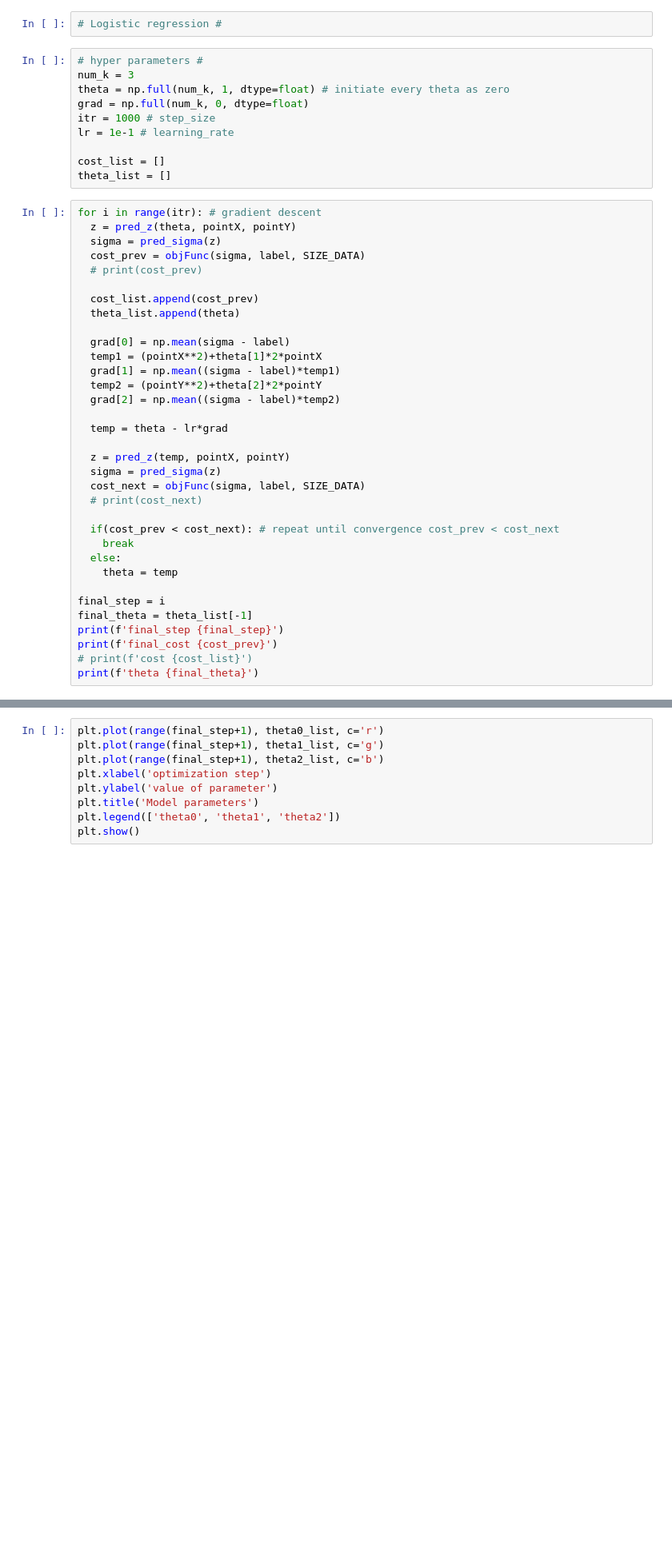
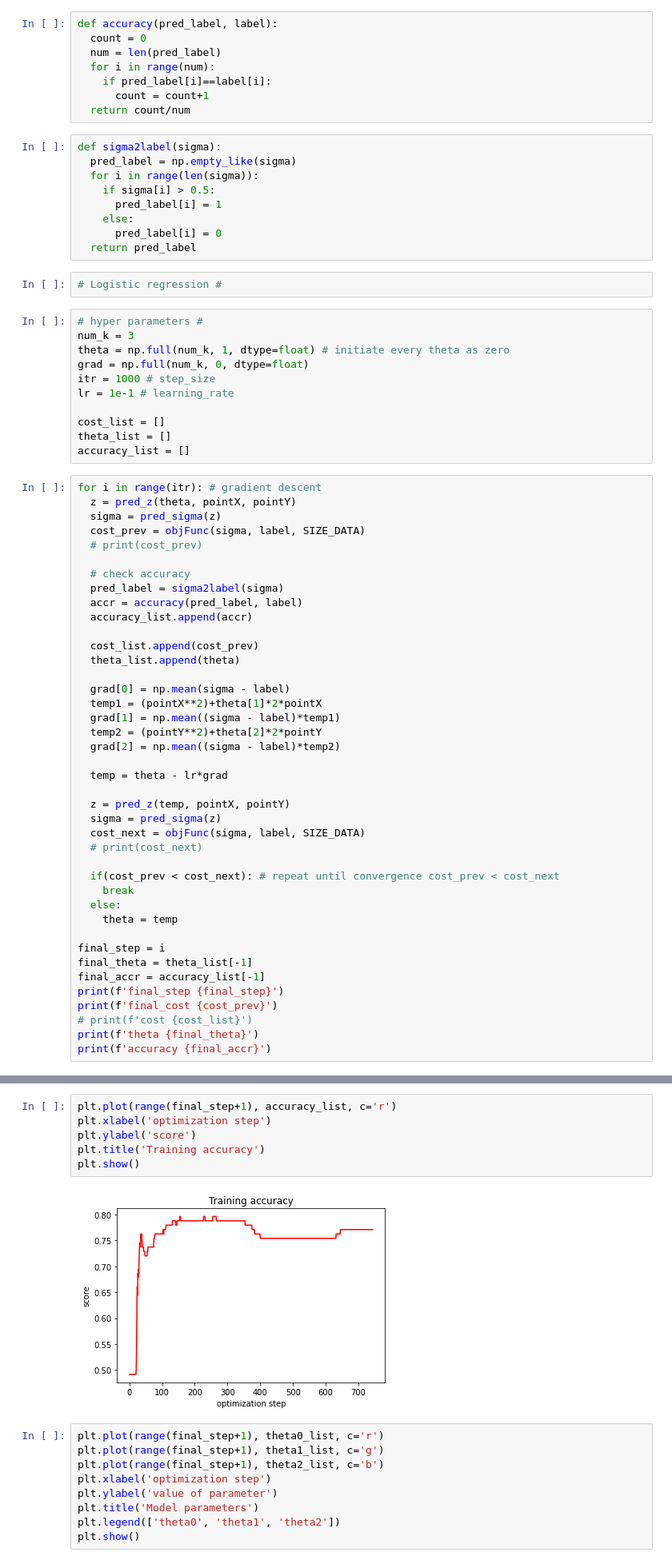
Before and after one commit to SuhyeonHa/MatrixComputation, a Jupyter notebook: Assignment06.ipynb, the cells around one changed output, grey strips where cells are left out. Shown at 80% size. Saved outputs shown, nothing was run; the diff lists cells and outputs as text; blank space fills up the shorter version.

Commit message:
Plot the training accuracy at every iteration

```diff
--- a/Assignment06.ipynb
+++ b/Assignment06.ipynb
@@ -107,6 +107,23 @@ def objFunc(sigma, label, num):
   term2 = (1-label)*np.log(1-sigma)
   result = np.mean(term1-term2)
   return result
+# %%
+def accuracy(pred_label, label):
+  count = 0
+  num = len(pred_label)
+  for i in range(num):
+    if pred_label[i]==label[i]:
+      count = count+1
+  return count/num
+# %%
+def sigma2label(sigma):
+  pred_label = np.empty_like(sigma)
+  for i in range(len(sigma)):
+    if sigma[i] > 0.5:
+      pred_label[i] = 1
+    else:
+      pred_label[i] = 0
+  return pred_label
 # %%
 # Logistic regression #
 # %%
@@ -119,12 +136,18 @@ lr = 1e-1 # learning_rate
 
 cost_list = []
 theta_list = []
+accuracy_list = []
 # %%
 for i in range(itr): # gradient descent
   z = pred_z(theta, pointX, pointY)
   sigma = pred_sigma(z)
   cost_prev = objFunc(sigma, label, SIZE_DATA)
   # print(cost_prev)
+
+  # check accuracy
+  pred_label = sigma2label(sigma)
+  accr = accuracy(pred_label, label)
+  accuracy_list.append(accr)
 
   cost_list.append(cost_prev)
   theta_list.append(theta)
@@ -149,10 +172,12 @@ for i in range(itr): # gradient descent
 
 final_step = i
 final_theta = theta_list[-1]
+final_accr = accuracy_list[-1]
 print(f'final_step {final_step}')
 print(f'final_cost {cost_prev}')
 # print(f'cost {cost_list}')
 print(f'theta {final_theta}')
+print(f'accuracy {final_accr}')
 # %% [output]
 final_step 744
 final_cost 0.4778825897661883
@@ -165,6 +191,14 @@ plt.title('Training error')
 plt.show()
 # %% [output]
 [figure]
+# %%
+plt.plot(range(final_step+1), accuracy_list, c='r')
+plt.xlabel('optimization step')
+plt.ylabel('score')
+plt.title('Training accuracy')
+plt.show()
+# %% [output]
+[figure, added]
 # %%
 plt.plot(range(final_step+1), theta0_list, c='r')
 plt.plot(range(final_step+1), theta1_list, c='g')
```
Also changed, not shown: parts of 1 cell of this notebook.
